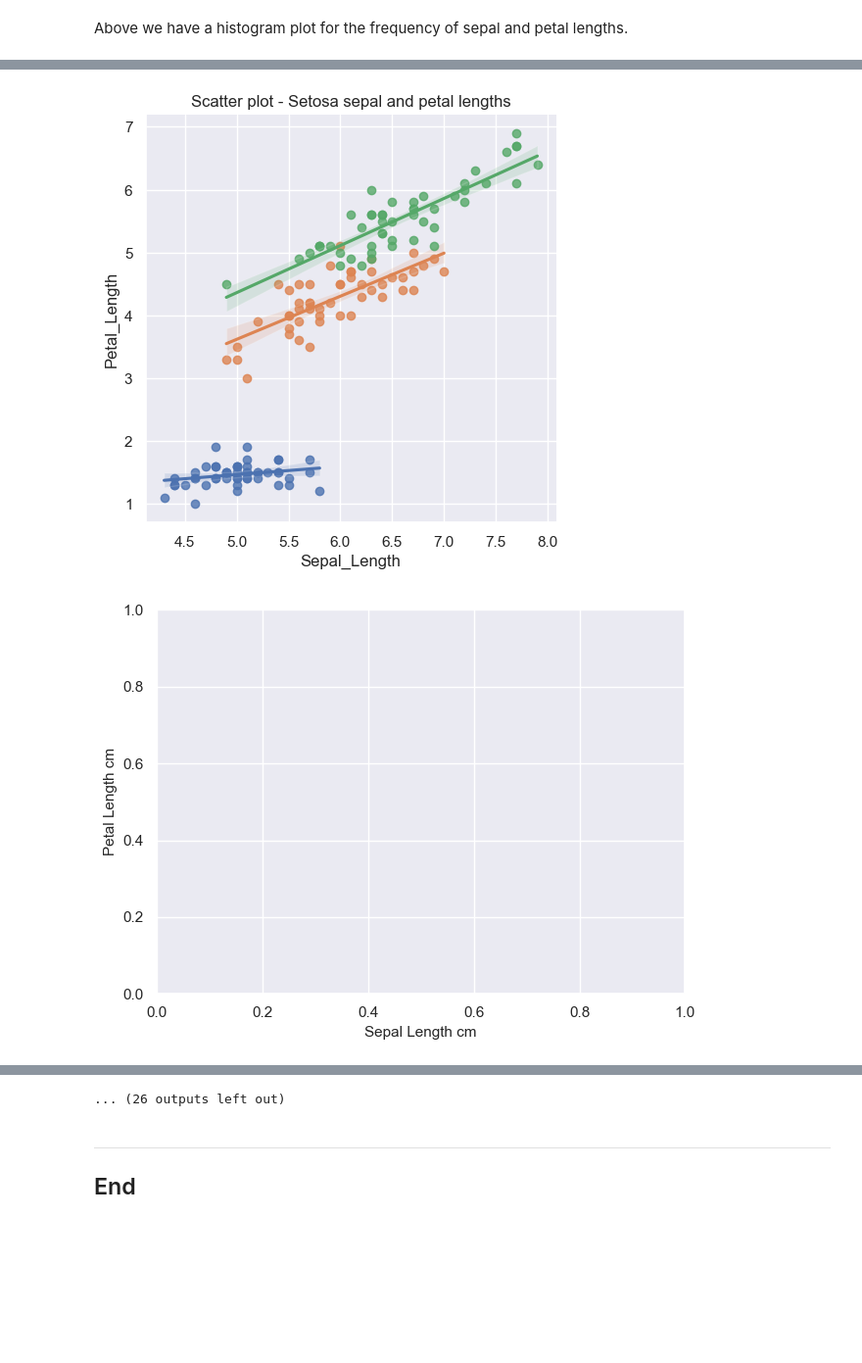
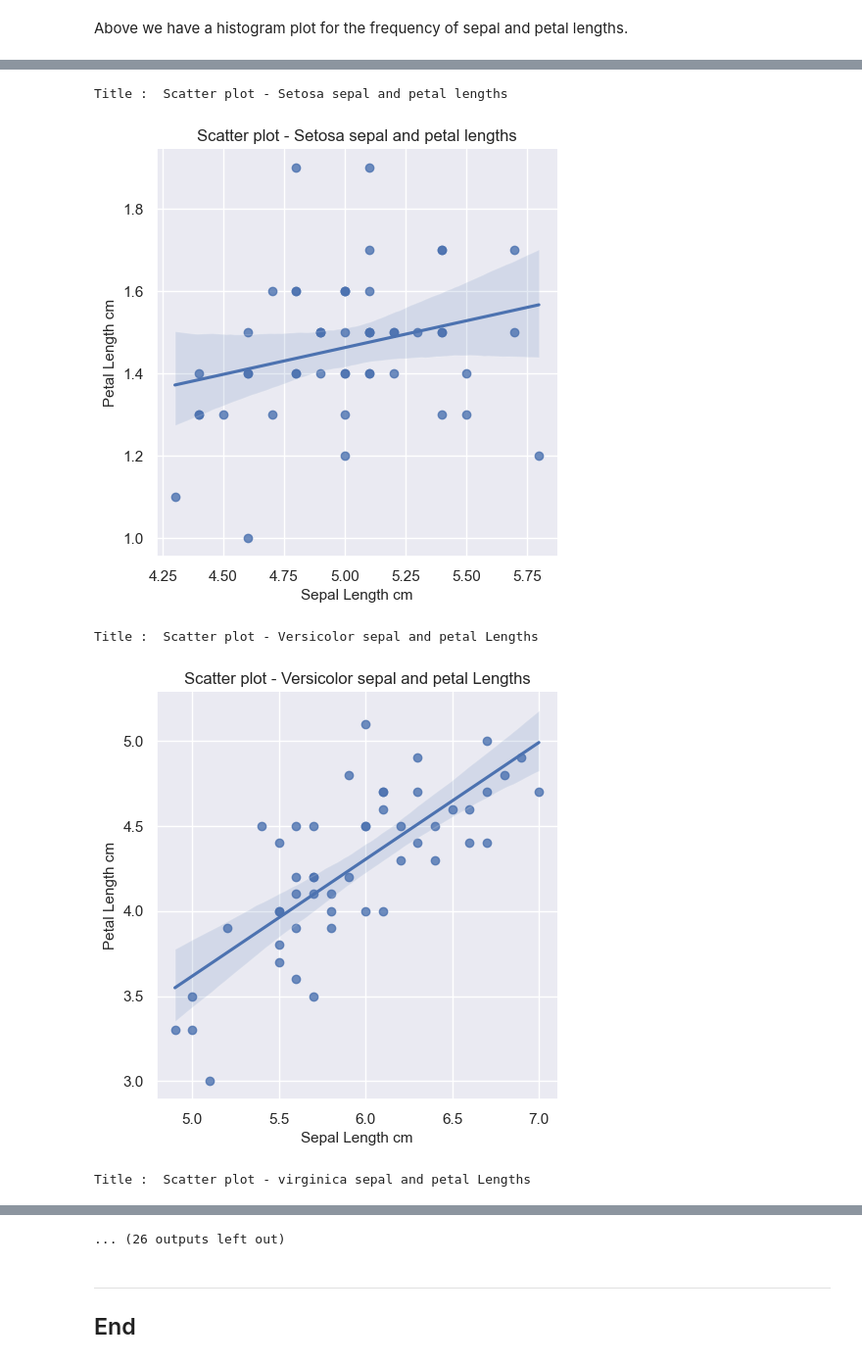
Before and after one commit to cpjm/Fundamentals_of_data_analysis, a Jupyter notebook: project.ipynb, the cells around one changed output, grey strips where cells are left out. Shown at 98% size. Cells and saved outputs as stored; diff of their text form; code cells hidden in the pictures; blank space fills up the shorter version.

```diff
--- a/project.ipynb
+++ b/project.ipynb
@@ -222,13 +222,15 @@ def gen_histogram(indf, title,xlabel, ylabel,legend_title,legend_ol,save_filenam
 def gen_scatter(indf, title,x_axis_data, y_axis_data,inhue,show_legend,save_filename,
                    save_filename_format, xlabel="",ylabel=""):
 
+    print("Title : ", title)
+
     #sns.lmplot(x=x_axis_data, y=y_axis_data, data=indf, hue=inhue, legend=show_legend,layout='constrained')
     sns.lmplot(x=x_axis_data, y=y_axis_data, data=indf, hue=inhue, legend=show_legend)
     plt.title(title)
-    plt.figure(layout='constrained')
+    #plt.figure(layout='constrained')
     plt.xlabel(xlabel, fontsize=fs)
     plt.ylabel(ylabel, fontsize=fs)
-    plt.tight_layout() # helps it fit on the screen
+    #plt.tight_layout() # helps it fit on the screen
     #grph.fig.tight_layout() # helps it fit on the screen
 
     if os.path.isfile(save_filename): os.remove(save_filename)
@@ -698,7 +702,7 @@ gen_scatter(working_df, "Scatter plot - combined sepal and petal lengths",\
 #lineplot
 #sns.lineplot(x="Sepal_Length", y="Sepal_Width", data=working_df)
 #scatter plot
-gen_scatter(working_df, "Scatter plot - Setosa sepal and petal lengths",\
+gen_scatter(setosa_data, "Scatter plot - Setosa sepal and petal lengths",\
     "Sepal_Length", "Petal_Length","Class",False,"03_scatter_setosa_sepal_petal_lengths.png",\
                    "png",'Sepal Length cm','Petal Length cm')
 
@@ -856,7 +860,7 @@ gen_scatter(versicolor_data, "Scatter plot - Versicolor sepal and petal Widths",
 #################################################
 # Seaborn plot
 #scatter plot
-gen_scatter(virginica_data, "Scatter plot - Versicolor sepal and petal Widths",\
+gen_scatter(virginica_data, "Scatter plot - Virginica sepal and petal Widths",\
     "Sepal_Width", "Petal_Width","Class",False,"17_scatter_virginca_sepal_petal_widths.png",\
                    "png")
 
@@ -1015,7 +1019,7 @@ gen_histogram([versicolor_PetalLen_data], \
 ###################################
 # VIRGINICA CLASS - SEPAL WIDTH plot
 ###################################
-gen_histogram([versicolor_PetalLen_data], \
+gen_histogram([virginica_PetalLen_data], \
     "Frequency of each Virginica Sepal width",\
     "Virginica Sepal Width", "Frequency", "Class of iris",['Virginica'],\
         "30_histogram_frequency_virginica_sepal_width.png", "png",0.7)
@@ -1023,32 +1027,35 @@ gen_histogram([versicolor_PetalLen_data], \
 
 
 ######################################
 # VIRGINICA CLASS - SEPAL LENGTH plot
 ######################################
 gen_histogram([virginica_sepalLen_data], \
     "Frequency of each Virginica Sepal length",\
     "Virginica Sepal Length", "Frequency", "Class of iris",['Virginica'],\
         "31_histogram_frequency_virginica_sepal_length.png", "png",0.7)
 
 
 
 #####################################
 # VIRGINICA CLASS - PETAL WIDTH plot
 #####################################
 gen_histogram([virginica_PetalWidth_data], \
     "Frequency of each Virginica Petal width",\
     "Virginica Petal Width", "Frequency", "Class of iris",['Virginica'],\
         "32_histogram_frequency_virginica_petal_width.png", "png",0.7)
 
 
 
 #####################################
 # VIRGINICA CLASS - PETAL LENGTH plot
 #####################################
 gen_histogram([virginica_PetalLen_data], \
     "Frequency of each Virginica Petal length",\
     "Virginica Petal Length", "Frequency", "Class of iris",['Virginica'],\
         "33_histogram_frequency_virginica_petal_length.png", "png",0.7)
 # %% [output]
+Title :  Scatter plot - Setosa sepal and petal lengths
-[figure, old version]
+[figure, new version]
+Title :  Scatter plot - Versicolor sepal and petal Lengths
-[figure, old version]
+[figure, new version]
+Title :  Scatter plot - virginica sepal and petal Lengths
@@ -1065,4 +1069,4 @@ gen_histogram([virginica_PetalLen_data], \
-... (26 outputs left out)
+... (26 outputs left out)
 # %% [markdown]
 ***
 
```
Also changed, not shown: parts of 3 cells of this notebook, 10 other files.
